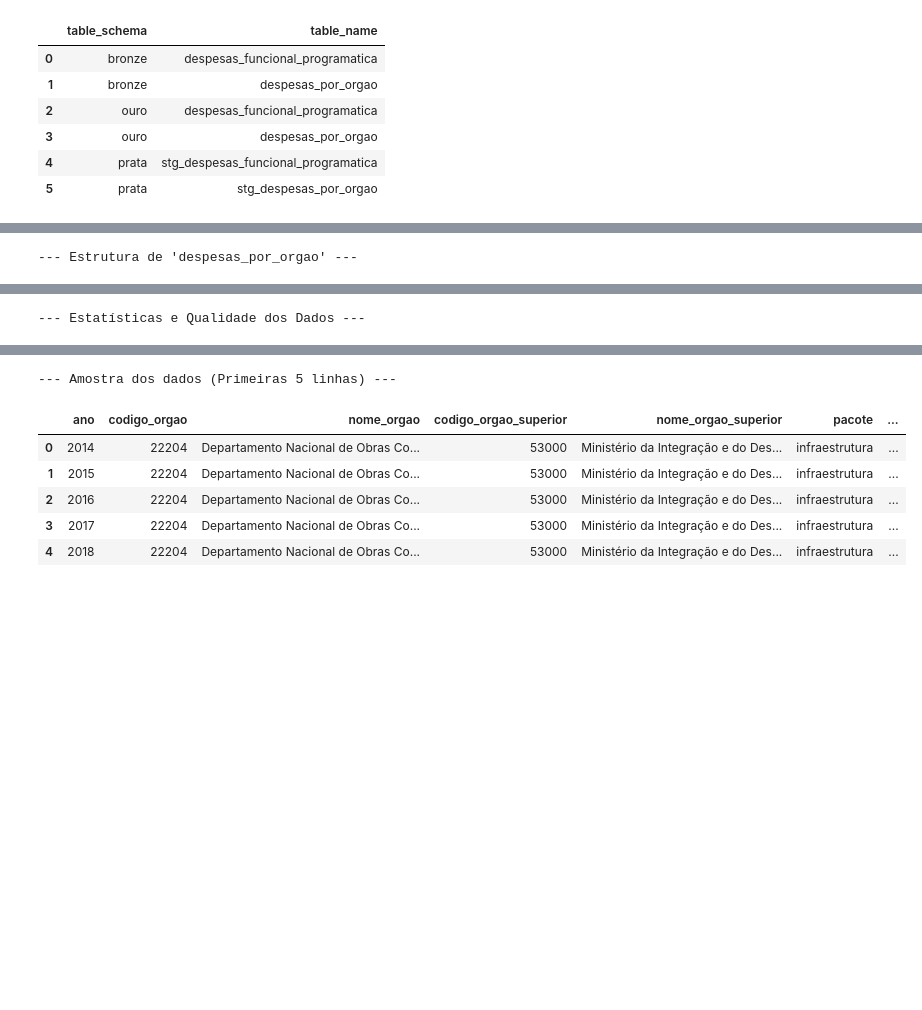
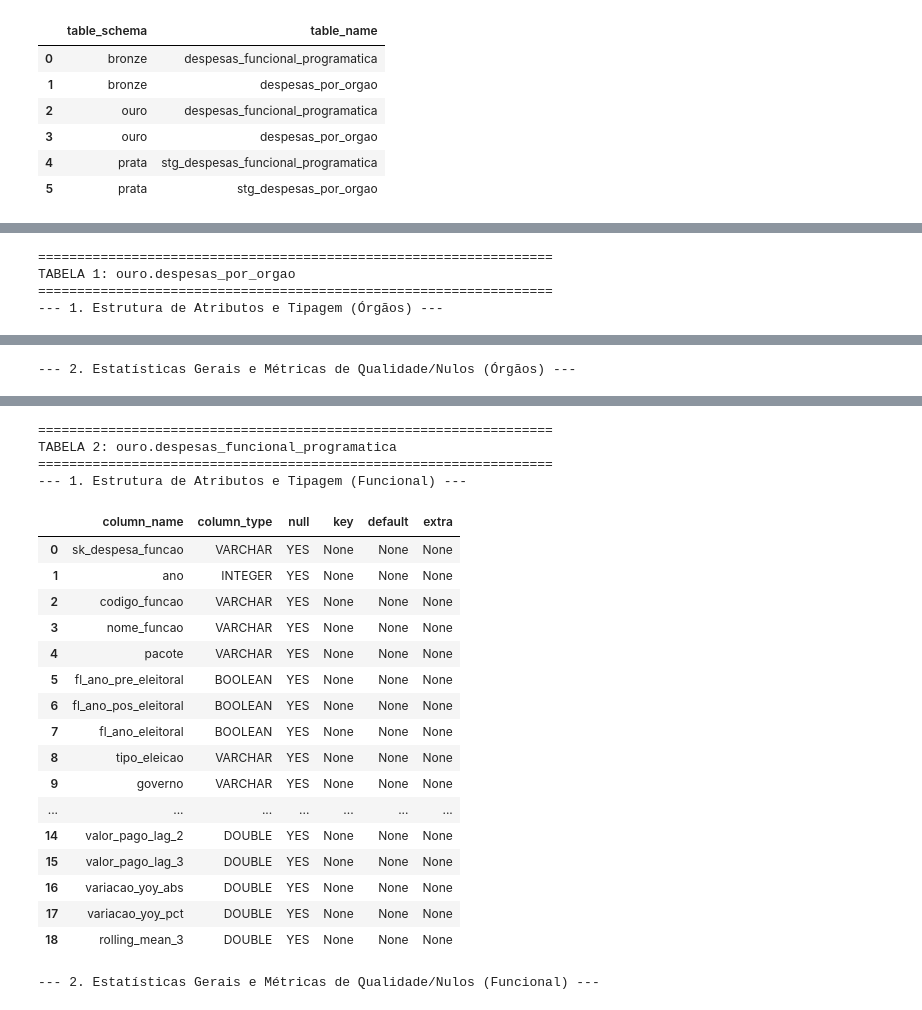
Before and after one commit to millaspjiorin/ProjetoFinalDSBD, a Jupyter notebook: analytics/01_exploracao_dados.ipynb, the cells around one changed output, grey strips where cells are left out. Cells and saved outputs as stored; diff of their text form; code cells hidden in the pictures; blank space fills up the shorter version.

```diff
--- a/analytics/01_exploracao_dados.ipynb
+++ b/analytics/01_exploracao_dados.ipynb
@@ -25,13 +31,11 @@ import pandas as pd
 import matplotlib.pyplot as plt
 import seaborn as sns
 
-# Configurações de visualização para o pandas
+# Configurações globais de visualização
 pd.set_option('display.max_columns', None)
+pd.set_option('display.float_format', lambda x: '%.2f' % x)
 
-# Conectando ao Lakehouse
-con = duckdb.connect(
-    "../duckdb/lakehouse.duckdb",
-    read_only=True
-)
-print("Conexão estabelecida com sucesso!")
+# Conexão com o Lakehouse
+con = duckdb.connect("../duckdb/lakehouse.duckdb", read_only=True)
+print("Conexão com o Lakehouse estabelecida com sucesso!")
 # %% [output]
@@ -56,12 +211,24 @@ display(df_tables)
 # %%
-print("--- Estrutura de 'despesas_por_orgao' ---")
+print("==================================================================")
+print("TABELA 1: ouro.despesas_por_orgao")
+print("==================================================================")
+print("--- 1. Estrutura de Atributos e Tipagem (Órgãos) ---")
 display(con.sql("DESCRIBE ouro.despesas_por_orgao").df())
 
-print("\n--- Estatísticas e Qualidade dos Dados ---")
+print("\n--- 2. Estatísticas Gerais e Métricas de Qualidade/Nulos (Órgãos) ---")
 display(con.sql("SUMMARIZE ouro.despesas_por_orgao").df())
 
-print("\n--- Amostra dos dados (Primeiras 5 linhas) ---")
-display(con.sql("SELECT * FROM ouro.despesas_por_orgao LIMIT 5").df())
+print("\n\n==================================================================")
+print("TABELA 2: ouro.despesas_funcional_programatica")
+print("==================================================================")
+print("--- 1. Estrutura de Atributos e Tipagem (Funcional) ---")
+display(con.sql("DESCRIBE ouro.despesas_funcional_programatica").df())
+
+print("\n--- 2. Estatísticas Gerais e Métricas de Qualidade/Nulos (Funcional) ---")
+display(con.sql("SUMMARIZE ouro.despesas_funcional_programatica").df())
 # %% [output]
---- Estrutura de 'despesas_por_orgao' ---
+==================================================================
+TABELA 1: ouro.despesas_por_orgao
+==================================================================
+--- 1. Estrutura de Atributos e Tipagem (Órgãos) ---
 |  | column_name | column_type | null | key | default | extra |
@@ -84,2 +251,2 @@ display(con.sql("SELECT * FROM ouro.despesas_por_orgao LIMIT 5").df())
---- Estatísticas e Qualidade dos Dados ---
+--- 2. Estatísticas Gerais e Métricas de Qualidade/Nulos (Órgãos) ---
 |  | column_name | column_type | min | max | approx_unique | avg | std | q25 | q50 | ... |
@@ -102,7 +269,22 @@ display(con.sql("SELECT * FROM ouro.despesas_por_orgao LIMIT 5").df())
---- Amostra dos dados (Primeiras 5 linhas) ---
+==================================================================
+TABELA 2: ouro.despesas_funcional_programatica
+==================================================================
+--- 1. Estrutura de Atributos e Tipagem (Funcional) ---
-|  | ano | codigo_orgao | nome_orgao | codigo_orgao_superior | nome_orgao_superior | pacote | ... |
-| 0 | 2014 | 22204 | Departamento Nacional de Obras Co... | 53000 | Ministério da Integração e do Des... | infraestrutura | ... |
-| 1 | 2015 | 22204 | Departamento Nacional de Obras Co... | 53000 | Ministério da Integração e do Des... | infraestrutura | ... |
-| 2 | 2016 | 22204 | Departamento Nacional de Obras Co... | 53000 | Ministério da Integração e do Des... | infraestrutura | ... |
-| 3 | 2017 | 22204 | Departamento Nacional de Obras Co... | 53000 | Ministério da Integração e do Des... | infraestrutura | ... |
-| 4 | 2018 | 22204 | Departamento Nacional de Obras Co... | 53000 | Ministério da Integração e do Des... | infraestrutura | ... |
+|  | column_name | column_type | null | key | default | extra |
+| 0 | sk_despesa_funcao | VARCHAR | YES | None | None | None |
+| 1 | ano | INTEGER | YES | None | None | None |
+| 2 | codigo_funcao | VARCHAR | YES | None | None | None |
+| 3 | nome_funcao | VARCHAR | YES | None | None | None |
+| 4 | pacote | VARCHAR | YES | None | None | None |
+| 5 | fl_ano_pre_eleitoral | BOOLEAN | YES | None | None | None |
+| 6 | fl_ano_pos_eleitoral | BOOLEAN | YES | None | None | None |
+| 7 | fl_ano_eleitoral | BOOLEAN | YES | None | None | None |
+| 8 | tipo_eleicao | VARCHAR | YES | None | None | None |
+| 9 | governo | VARCHAR | YES | None | None | None |
+| ... | ... | ... | ... | ... | ... | ... |
+| 14 | valor_pago_lag_2 | DOUBLE | YES | None | None | None |
+| 15 | valor_pago_lag_3 | DOUBLE | YES | None | None | None |
+| 16 | variacao_yoy_abs | DOUBLE | YES | None | None | None |
+| 17 | variacao_yoy_pct | DOUBLE | YES | None | None | None |
+| 18 | rolling_mean_3 | DOUBLE | YES | None | None | None |
+--- 2. Estatísticas Gerais e Métricas de Qualidade/Nulos (Funcional) ---
```
Also changed, not shown: parts of 17 cells of this notebook, 2 other files.
